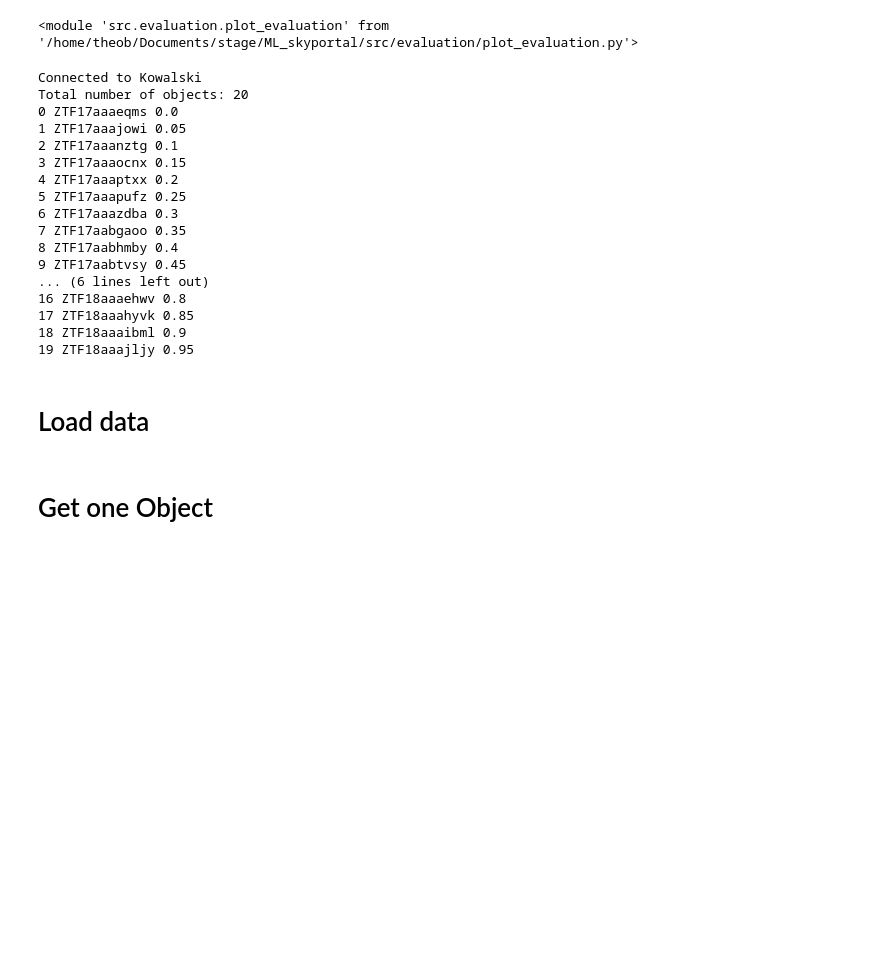
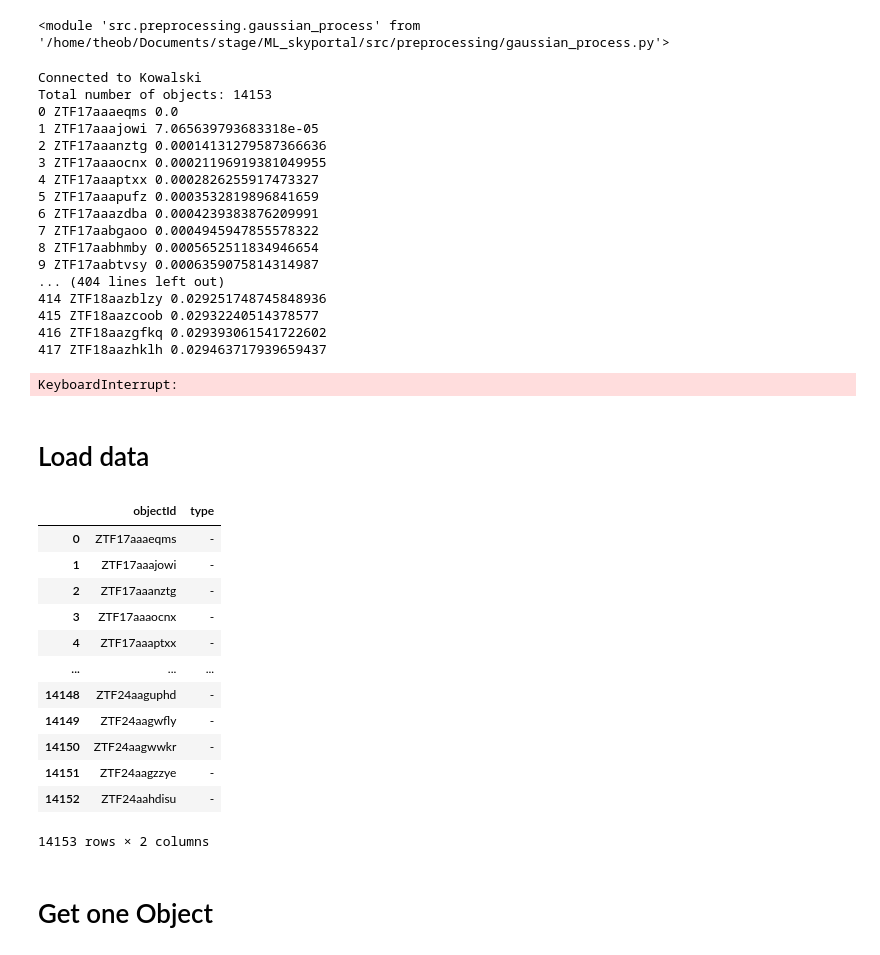
Before and after one commit to theobonzi/ML_skyportal, a Jupyter notebook: run_kowalski.ipynb, the cells around one changed output. Saved outputs shown, nothing was run; the diff lists cells and outputs as text; code cells hidden in the pictures; blank space fills up the shorter version.

```diff
--- a/run_kowalski.ipynb
+++ b/run_kowalski.ipynb
@@ -7,6 +7,7 @@ import src.evaluation.predict as predict
 import src.preprocessing.tools as tools
 import src.preprocessing.kowalski as kowalski
 import src.evaluation.plot_evaluation as plot_evaluation
+import src.preprocessing.gaussian_process as gp
 
 import importlib
 import numpy as np
@@ -20,31 +21,51 @@ importlib.reload(predict)
 importlib.reload(tools)
 importlib.reload(kowalski)
 importlib.reload(plot_evaluation)
+importlib.reload(gp)
 # %% [output]
-<module 'src.evaluation.plot_evaluation' from '/home/theob/Documents/stage/ML_skyportal/src/evaluation/plot_evaluation.py'>
+<module 'src.preprocessing.gaussian_process' from '/home/theob/Documents/stage/ML_skyportal/src/preprocessing/gaussian_process.py'>
 # %%
-path = 'data_kowalski/'
-kowalski.get_data_from_kowalski(nb_obj=20, dataDir=path)
+path = '/media/theob/E/ML_project_data/data_kowalski/'
+kowalski.get_data_from_kowalski(all=True, dataDir=path)
 # %% [output]
 Connected to Kowalski
-Total number of objects: 20
+Total number of objects: 14153
 0 ZTF17aaaeqms 0.0
-1 ZTF17aaajowi 0.05
-2 ZTF17aaanztg 0.1
-3 ZTF17aaaocnx 0.15
-4 ZTF17aaaptxx 0.2
-5 ZTF17aaapufz 0.25
-6 ZTF17aaazdba 0.3
-7 ZTF17aabgaoo 0.35
-8 ZTF17aabhmby 0.4
-9 ZTF17aabtvsy 0.45
-... (6 lines left out)
-16 ZTF18aaaehwv 0.8
-17 ZTF18aaahyvk 0.85
-18 ZTF18aaaibml 0.9
-19 ZTF18aaajljy 0.95
+1 ZTF17aaajowi 7.065639793683318e-05
+2 ZTF17aaanztg 0.00014131279587366636
+3 ZTF17aaaocnx 0.00021196919381049955
+4 ZTF17aaaptxx 0.0002826255917473327
+5 ZTF17aaapufz 0.0003532819896841659
+6 ZTF17aaazdba 0.0004239383876209991
+7 ZTF17aabgaoo 0.0004945947855578322
+8 ZTF17aabhmby 0.0005652511834946654
+9 ZTF17aabtvsy 0.0006359075814314987
+... (404 lines left out)
+414 ZTF18aazblzy 0.029251748745848936
+415 ZTF18aazcoob 0.02932240514378577
+416 ZTF18aazgfkq 0.029393061541722602
+417 ZTF18aazhklh 0.029463717939659437
+KeyboardInterrupt:
 # %% [markdown]
 # Load data
+# %%
+bts_df = load_csv.load_BTS_data('data/BTS.csv')
+bts_df = bts_df[['objectId', 'type']]
+bts_df
+# %% [output]
+|  | objectId | type |
+| 0 | ZTF17aaaeqms | - |
+| 1 | ZTF17aaajowi | - |
+| 2 | ZTF17aaanztg | - |
+| 3 | ZTF17aaaocnx | - |
+| 4 | ZTF17aaaptxx | - |
+| ... | ... | ... |
+| 14148 | ZTF24aaguphd | - |
+| 14149 | ZTF24aagwfly | - |
+| 14150 | ZTF24aagwwkr | - |
+| 14151 | ZTF24aagzzye | - |
+| 14152 | ZTF24aahdisu | - |
+14153 rows × 2 columns
 # %%
 import os
 objIds = os.listdir(path)
```
Also changed, not shown: parts of 28 cells of this notebook, 6 other files.
